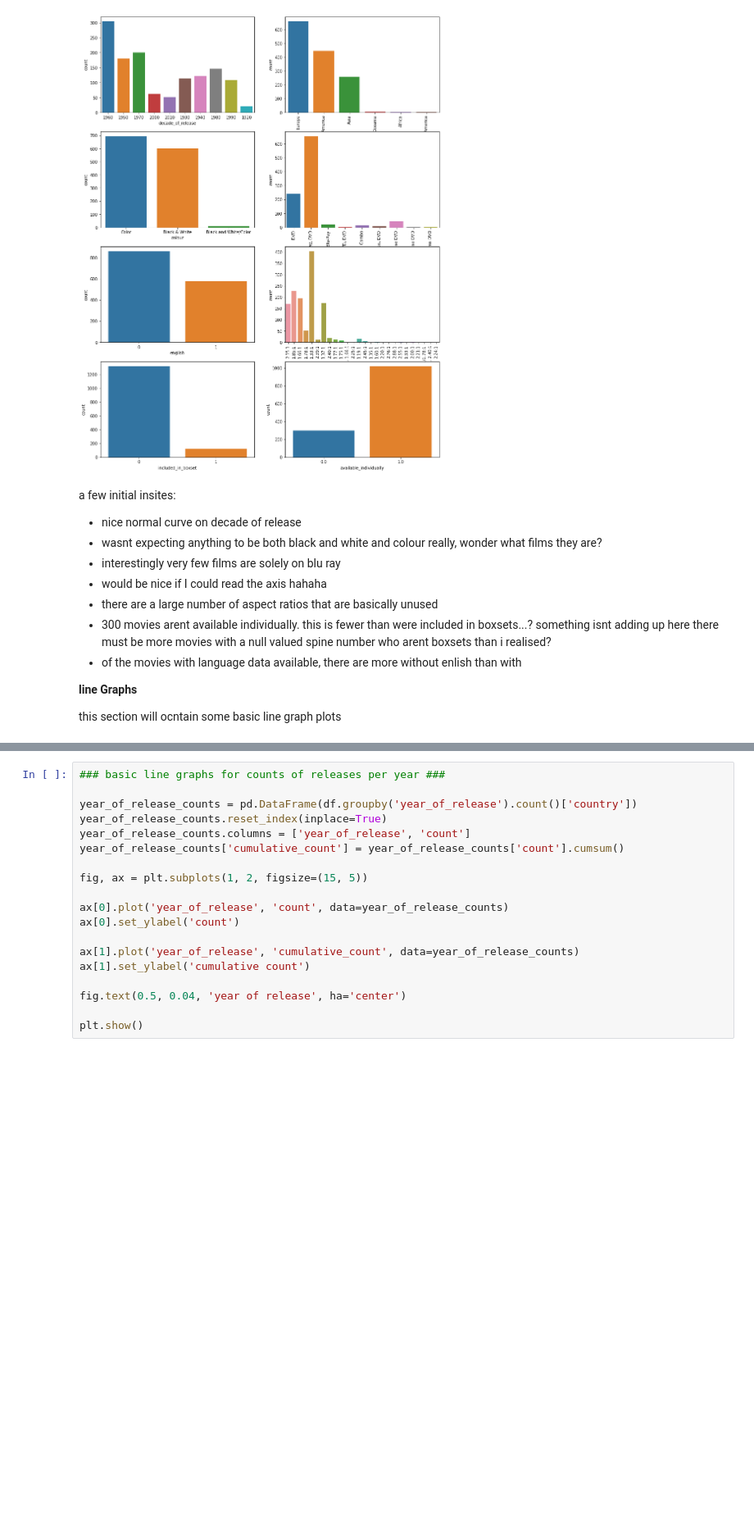
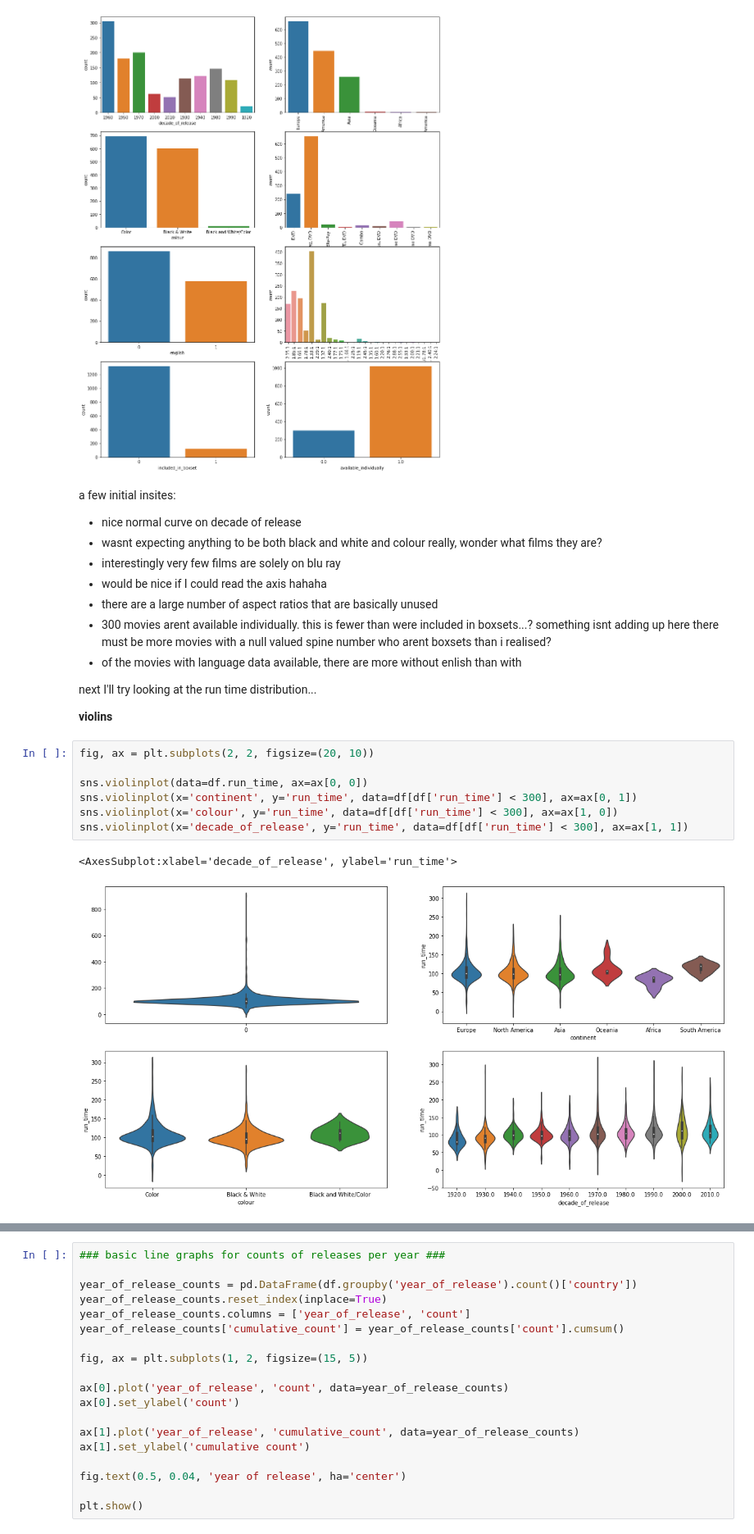
Before and after one commit to JohnStokes228/movie_eda, a Jupyter notebook: criterion_analysis.ipynb, the cells around one changed output, grey strips where cells are left out. Shown at 82% size. Cells and saved outputs as stored; diff of their text form; blank space fills up the shorter version.

Commit message:
added violin plots for run time

```diff
--- a/criterion_analysis.ipynb
+++ b/criterion_analysis.ipynb
@@ -399,6 +399,16 @@ a few initial insites:
 - 300 movies arent available individually. this is fewer than were included in boxsets...? something isnt adding up here there must be more movies with a null valued spine number who arent boxsets than i realised?
 - of the movies with language data available, there are more without enlish than with
 
-**line Graphs**
+next I'll try looking at the run time distribution...
 
-this section will ocntain some basic line graph plots
+**violins**
+# %%
+fig, ax = plt.subplots(2, 2, figsize=(20, 10))
+
+sns.violinplot(data=df.run_time, ax=ax[0, 0])
+sns.violinplot(x='continent', y='run_time', data=df[df['run_time'] < 300], ax=ax[0, 1])
+sns.violinplot(x='colour', y='run_time', data=df[df['run_time'] < 300], ax=ax[1, 0])
+sns.violinplot(x='decade_of_release', y='run_time', data=df[df['run_time'] < 300], ax=ax[1, 1])
+# %% [output]
+<AxesSubplot:xlabel='decade_of_release', ylabel='run_time'>
+[figure, added]
```
Also changed, not shown: parts of 1 cell of this notebook, 1 other file.
